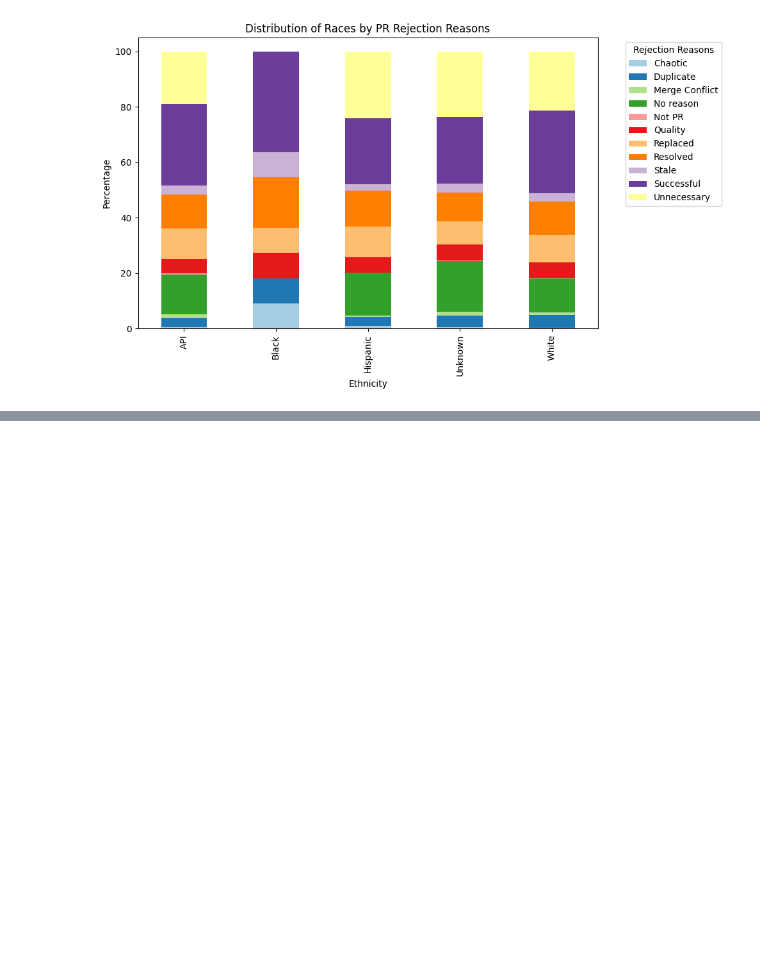
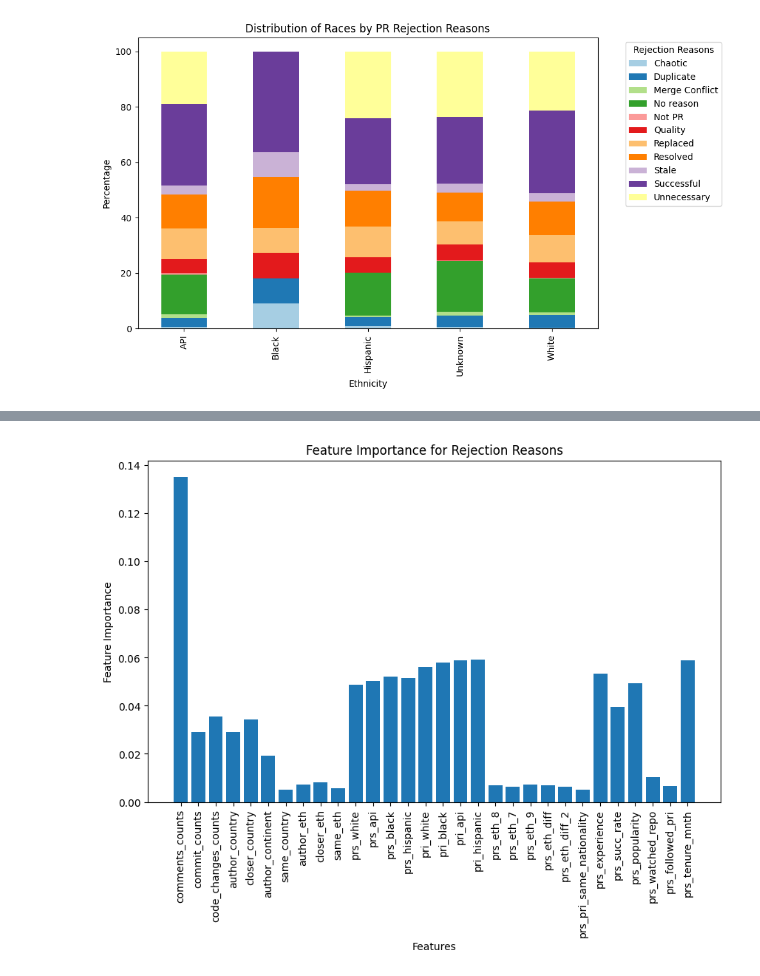
Before and after one commit to amirrshams/PR-comment-classifier, a Jupyter notebook: Ethnicity/distribution_of_races.ipynb, the cells around one changed output, grey strips where cells are left out. Saved outputs shown, nothing was run; the diff lists cells and outputs as text; code cells hidden in the pictures; blank space fills up the shorter version.

```diff
--- a/Ethnicity/distribution_of_races.ipynb
+++ b/Ethnicity/distribution_of_races.ipynb
@@ -186,3 +331,6 @@ df_encoded[df_encoded.isna().any(axis=1)]
+# %%
+#drop the unnecessary columns
+df_encoded.drop(['Unnamed: 0', 'repo_id', 'status', 'pr_id', 'pullreq_id', 'api_url', ' url', 'pr_url', 'pr_api_url', 'author_id', 'author_desc_body', 'closer_id', 'comments', 'created_at', 'closed_at'], axis=1, inplace=True)
 # %%
 df_encoded.head()
 # %% [output]
@@ -210,0 +357,11 @@ ValueError: could not convert string to float: '\\N'
+# %%
+# plotting a bar chart to visualize feature importances
+plt.figure(figsize=(10, 6))
+plt.bar(X.columns, feature_importances)
+plt.xlabel('Features')
+plt.ylabel('Feature Importance')
+plt.title('Feature Importance for Rejection Reasons')
+plt.xticks(rotation=90)
+plt.show()
+# %% [output]
+[figure, added]
```
Also changed, not shown: parts of 26 cells of this notebook.
